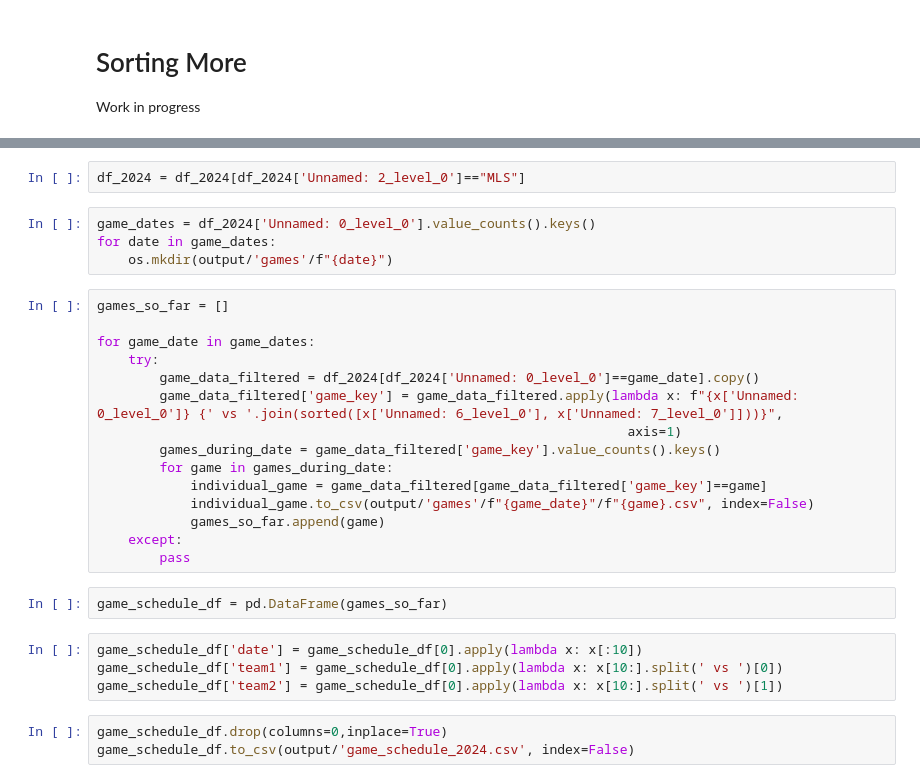
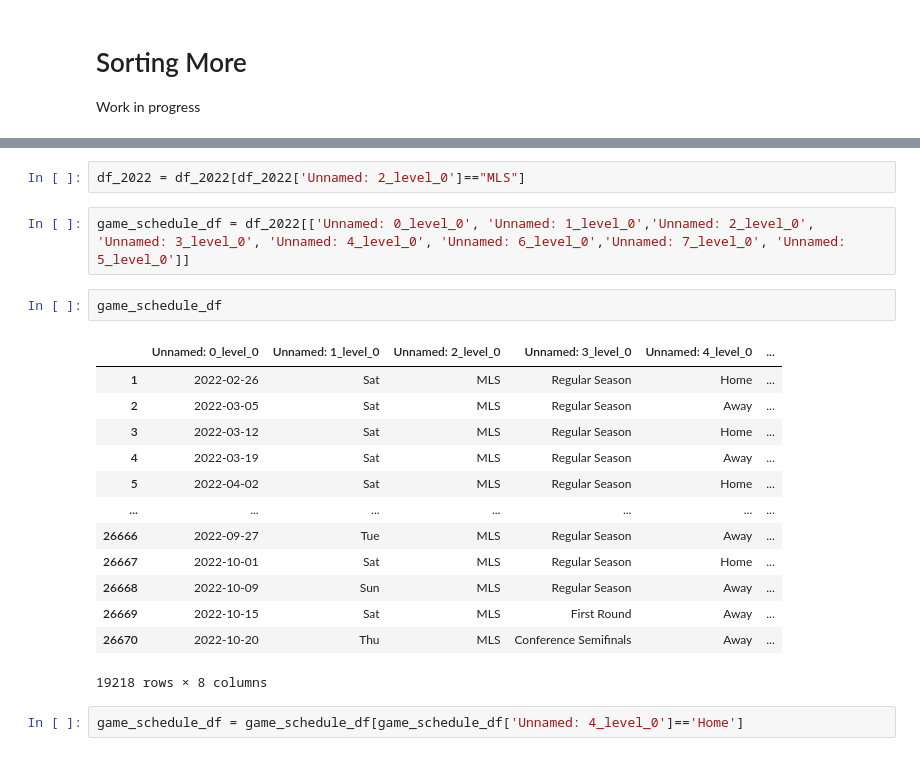
Before and after one commit to cmluna2913/FutbolMatchPrediction, a Jupyter notebook: notebooks/data_extraction.ipynb, the cells around one changed output, grey strips where cells are left out. Drawn from its saved outputs; the diff is of its cells as text.

```diff
--- a/notebooks/data_extraction.ipynb
+++ b/notebooks/data_extraction.ipynb
@@ -251,30 +267,22 @@ df_2024 = pd.read_csv(config['paths']['all_player_data'])
 # %%
-df_2024 = df_2024[df_2024['Unnamed: 2_level_0']=="MLS"]
+df_2022 = df_2022[df_2022['Unnamed: 2_level_0']=="MLS"]
-# %%
-game_dates = df_2024['Unnamed: 0_level_0'].value_counts().keys()
-for date in game_dates:
-    os.mkdir(output/'games'/f"{date}")
-# %%
-games_so_far = []
-
-for game_date in game_dates:
-    try:
-        game_data_filtered = df_2024[df_2024['Unnamed: 0_level_0']==game_date].copy()
-        game_data_filtered['game_key'] = game_data_filtered.apply(lambda x: f"{x['Unnamed: 0_level_0']} {' vs '.join(sorted([x['Unnamed: 6_level_0'], x['Unnamed: 7_level_0']]))}",
-                                                                    axis=1)
-        games_during_date = game_data_filtered['game_key'].value_counts().keys()
-        for game in games_during_date:
-            individual_game = game_data_filtered[game_data_filtered['game_key']==game]
-            individual_game.to_csv(output/'games'/f"{game_date}"/f"{game}.csv", index=False)
-            games_so_far.append(game)
-    except:
-        pass
-# %%
-game_schedule_df = pd.DataFrame(games_so_far)
-# %%
-game_schedule_df['date'] = game_schedule_df[0].apply(lambda x: x[:10])
-game_schedule_df['team1'] = game_schedule_df[0].apply(lambda x: x[10:].split(' vs ')[0])
-game_schedule_df['team2'] = game_schedule_df[0].apply(lambda x: x[10:].split(' vs ')[1])
-# %%
-game_schedule_df.drop(columns=0,inplace=True)
-game_schedule_df.to_csv(output/'game_schedule_2024.csv', index=False)
+# %%
+game_schedule_df = df_2022[['Unnamed: 0_level_0', 'Unnamed: 1_level_0','Unnamed: 2_level_0', 'Unnamed: 3_level_0', 'Unnamed: 4_level_0', 'Unnamed: 6_level_0','Unnamed: 7_level_0', 'Unnamed: 5_level_0']]
+# %%
+game_schedule_df
+# %% [output]
+|  | Unnamed: 0_level_0 | Unnamed: 1_level_0 | Unnamed: 2_level_0 | Unnamed: 3_level_0 | Unnamed: 4_level_0 | ... |
+| 1 | 2022-02-26 | Sat | MLS | Regular Season | Home | ... |
+| 2 | 2022-03-05 | Sat | MLS | Regular Season | Away | ... |
+| 3 | 2022-03-12 | Sat | MLS | Regular Season | Home | ... |
+| 4 | 2022-03-19 | Sat | MLS | Regular Season | Away | ... |
+| 5 | 2022-04-02 | Sat | MLS | Regular Season | Home | ... |
+| ... | ... | ... | ... | ... | ... | ... |
+| 26666 | 2022-09-27 | Tue | MLS | Regular Season | Away | ... |
+| 26667 | 2022-10-01 | Sat | MLS | Regular Season | Home | ... |
+| 26668 | 2022-10-09 | Sun | MLS | Regular Season | Away | ... |
+| 26669 | 2022-10-15 | Sat | MLS | First Round | Away | ... |
+| 26670 | 2022-10-20 | Thu | MLS | Conference Semifinals | Away | ... |
+19218 rows × 8 columns
+# %%
+game_schedule_df = game_schedule_df[game_schedule_df['Unnamed: 4_level_0']=='Home']
```
Also changed, not shown: parts of 14 cells of this notebook.
